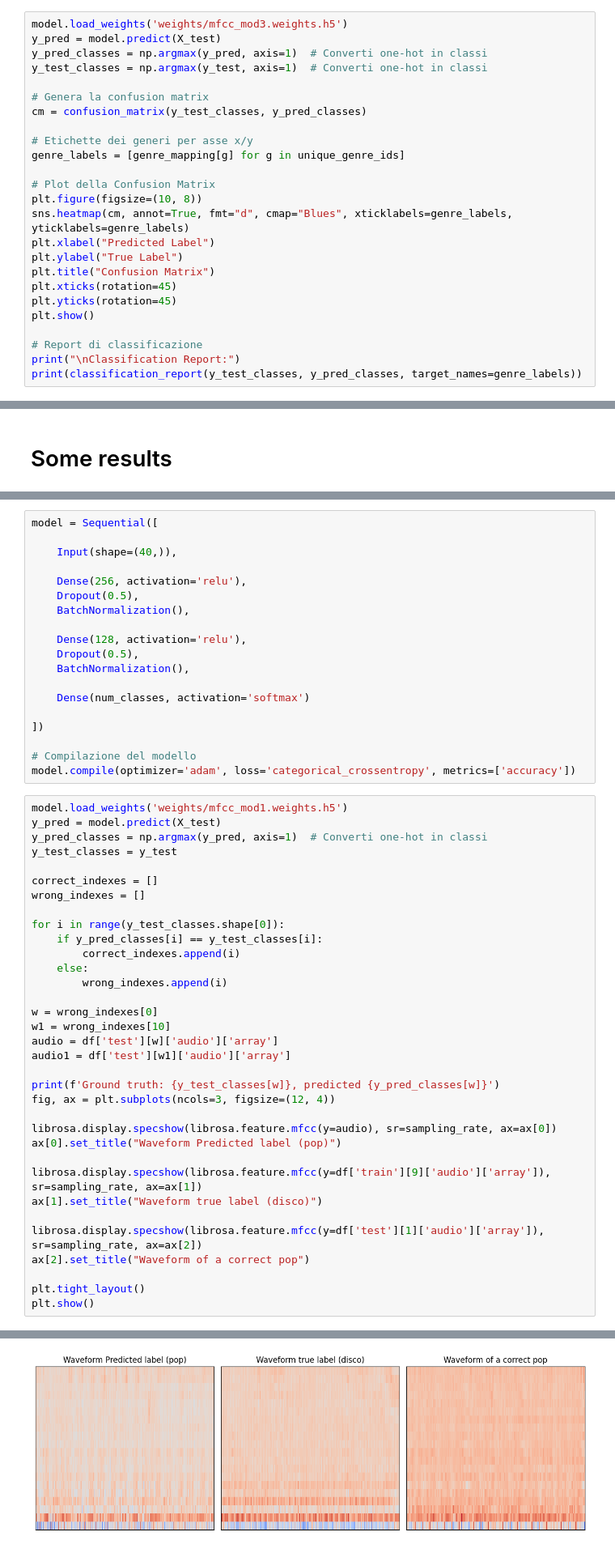
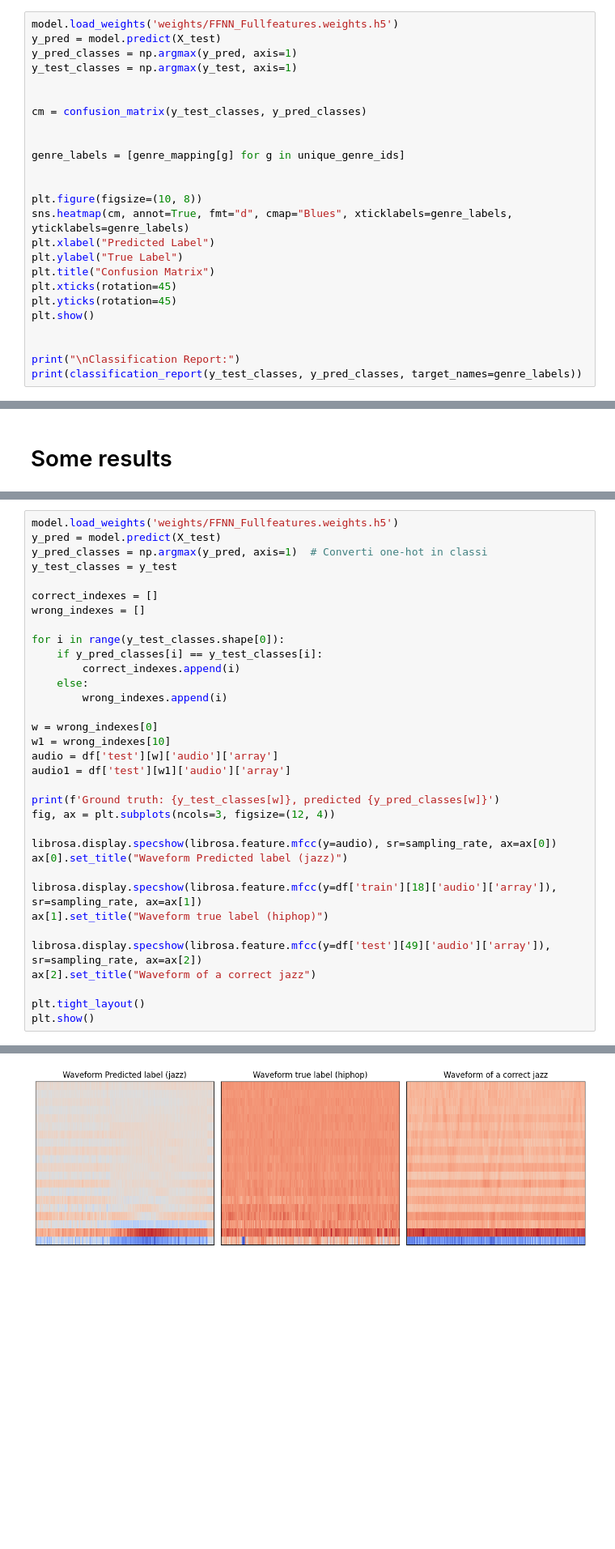
Before and after one commit to AndreaDAmicis22/DigitalSignalImageManagement, a Jupyter notebook: AudioClassification.ipynb, the cells around one changed output, grey strips where cells are left out. Shown at 81% size. Drawn from its saved outputs; the diff is of its cells as text; blank space fills up the shorter version.

Commit message:
refactor audio classification

```diff
--- a/AudioClassification.ipynb
+++ b/AudioClassification.ipynb
@@ -1176,16 +1117,16 @@ plot_history(history.history)
 # %%
-model.load_weights('weights/mfcc_mod3.weights.h5')
+model.load_weights('weights/FFNN_Fullfeatures.weights.h5')
 y_pred = model.predict(X_test)
-y_pred_classes = np.argmax(y_pred, axis=1)  # Converti one-hot in classi
-y_test_classes = np.argmax(y_test, axis=1)  # Converti one-hot in classi
+y_pred_classes = np.argmax(y_pred, axis=1)
+y_test_classes = np.argmax(y_test, axis=1)
 
-# Genera la confusion matrix
+
 cm = confusion_matrix(y_test_classes, y_pred_classes)
 
-# Etichette dei generi per asse x/y
+
 genre_labels = [genre_mapping[g] for g in unique_genre_ids]
 
-# Plot della Confusion Matrix
+
 plt.figure(figsize=(10, 8))
 sns.heatmap(cm, annot=True, fmt="d", cmap="Blues", xticklabels=genre_labels, yticklabels=genre_labels)
 plt.xlabel("Predicted Label")
@@ -1195,7 +1136,7 @@ plt.xticks(rotation=45)
 plt.yticks(rotation=45)
 plt.show()
 
-# Report di classificazione
+
 print("\nClassification Report:")
 print(classification_report(y_test_classes, y_pred_classes, target_names=genre_labels))
 # %% [output]
@@ -1237,25 +1171,6 @@ y_validation = np.array(ground_truth_validation)  # Etichette della validazione
 y_test = np.array(ground_truth_test)
-# %%
-model = Sequential([
-
-    Input(shape=(40,)),
-
-    Dense(256, activation='relu'),
-    Dropout(0.5),
-    BatchNormalization(),
-
-    Dense(128, activation='relu'),
-    Dropout(0.5),
-    BatchNormalization(),
-
-    Dense(num_classes, activation='softmax')
-
-])
-
-# Compilazione del modello
-model.compile(optimizer='adam', loss='categorical_crossentropy', metrics=['accuracy'])
 # %%
-model.load_weights('weights/mfcc_mod1.weights.h5')
+model.load_weights('weights/FFNN_Fullfeatures.weights.h5')
 y_pred = model.predict(X_test)
 y_pred_classes = np.argmax(y_pred, axis=1)  # Converti one-hot in classi
 y_test_classes = y_test
@@ -1278,13 +1193,13 @@ print(f'Ground truth: {y_test_classes[w]}, predicted {y_pred_classes[w]}')
 fig, ax = plt.subplots(ncols=3, figsize=(12, 4))
 
 librosa.display.specshow(librosa.feature.mfcc(y=audio), sr=sampling_rate, ax=ax[0])
-ax[0].set_title("Waveform Predicted label (pop)")
+ax[0].set_title("Waveform Predicted label (jazz)")
 
-librosa.display.specshow(librosa.feature.mfcc(y=df['train'][9]['audio']['array']), sr=sampling_rate, ax=ax[1])
-ax[1].set_title("Waveform true label (disco)")
+librosa.display.specshow(librosa.feature.mfcc(y=df['train'][18]['audio']['array']), sr=sampling_rate, ax=ax[1])
+ax[1].set_title("Waveform true label (hiphop)")
 
-librosa.display.specshow(librosa.feature.mfcc(y=df['test'][1]['audio']['array']), sr=sampling_rate, ax=ax[2])
-ax[2].set_title("Waveform of a correct pop")
+librosa.display.specshow(librosa.feature.mfcc(y=df['test'][49]['audio']['array']), sr=sampling_rate, ax=ax[2])
+ax[2].set_title("Waveform of a correct jazz")
 
 plt.tight_layout()
 plt.show()
@@ -1295,4 +1209,4 @@ Ground truth: 7, predicted 3
-[figure, old version]
+[figure, new version]
 # %%
 print(f'Ground truth: {y_test_classes[w1]}, predicted {y_pred_classes[w1]}')
 fig, ax = plt.subplots(ncols=3, figsize=(12, 4))
```
Also changed, not shown: parts of 29 cells of this notebook.
